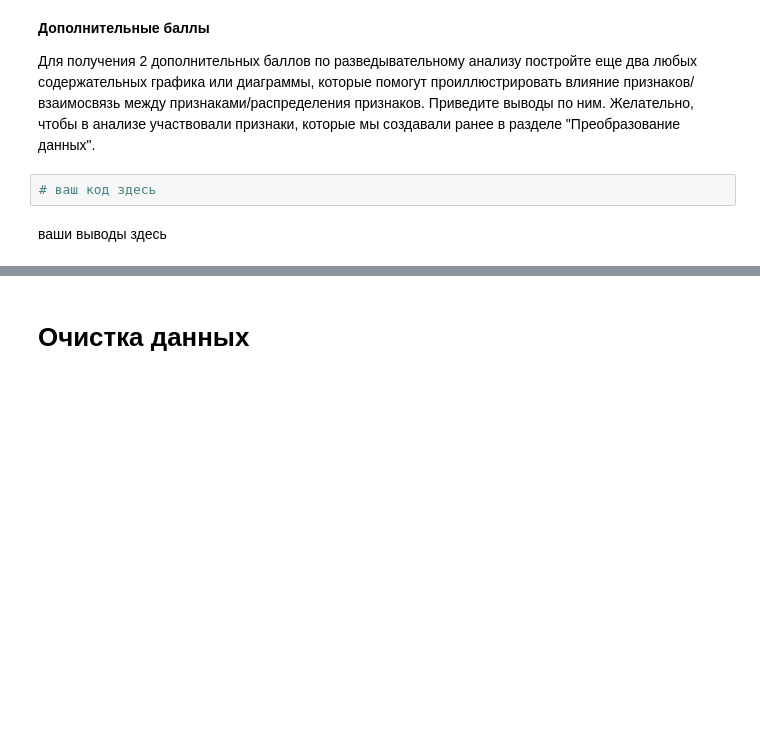
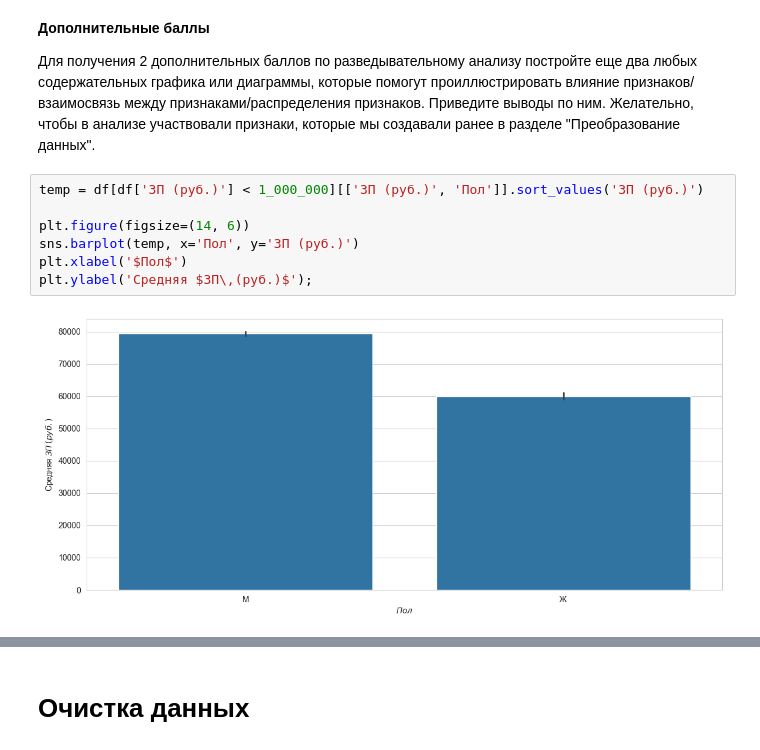
Before and after one commit to isstorozhev/python_project, a Jupyter notebook: Project-1.ipynb, the cells around one changed output, grey strips where cells are left out. Drawn from its saved outputs; the diff is of its cells as text; blank space fills up the shorter version.

```diff
--- a/Project-1.ipynb
+++ b/Project-1.ipynb
@@ -913,7 +901,12 @@ df[df['Опыт работы (год)'] > df['Возраст']].shape[0]
 **Дополнительные баллы**
 
 Для получения 2 дополнительных баллов по разведывательному анализу постройте еще два любых содержательных графика или диаграммы, которые помогут проиллюстрировать влияние признаков/взаимосвязь между признаками/распределения признаков. Приведите выводы по ним. Желательно, чтобы в анализе участвовали признаки, которые мы создавали ранее в разделе "Преобразование данных".
-# %%
-# ваш код здесь
-# %% [markdown]
-ваши выводы здесь
+# %%
+temp = df[df['ЗП (руб.)'] < 1_000_000][['ЗП (руб.)', 'Пол']].sort_values('ЗП (руб.)')
+
+plt.figure(figsize=(14, 6))
+sns.barplot(temp, x='Пол', y='ЗП (руб.)')
+plt.xlabel('$Пол$')
+plt.ylabel('Средняя $ЗП\,(руб.)$');
+# %% [output]
+[figure, added]
```
Also changed, not shown: parts of 18 cells of this notebook, 1 other file.
